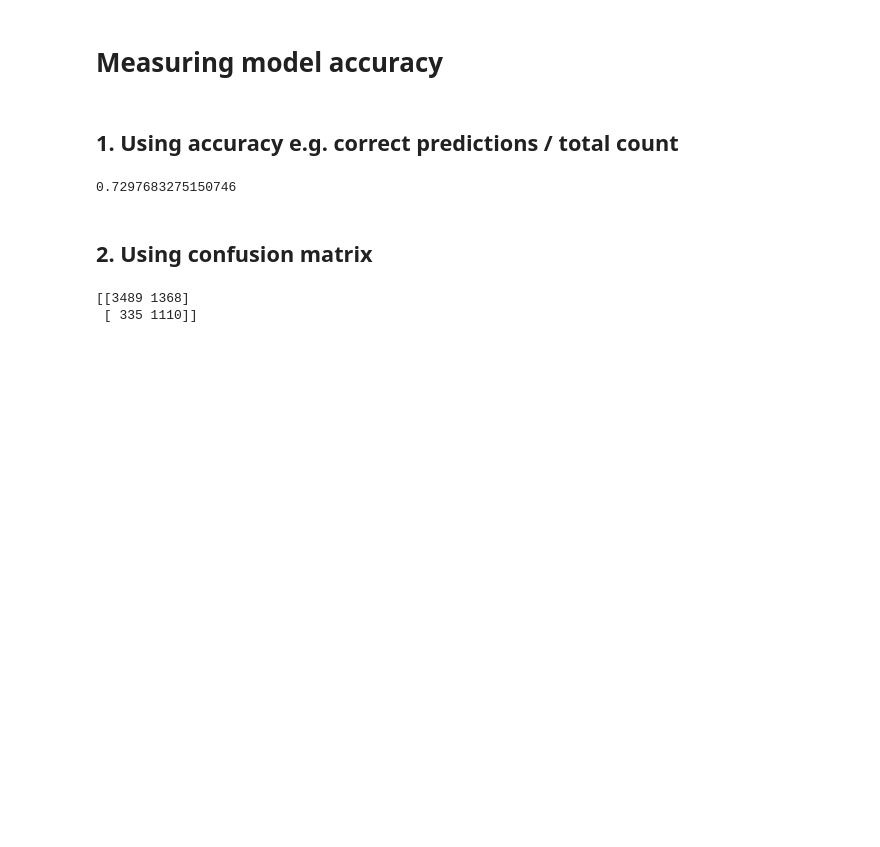
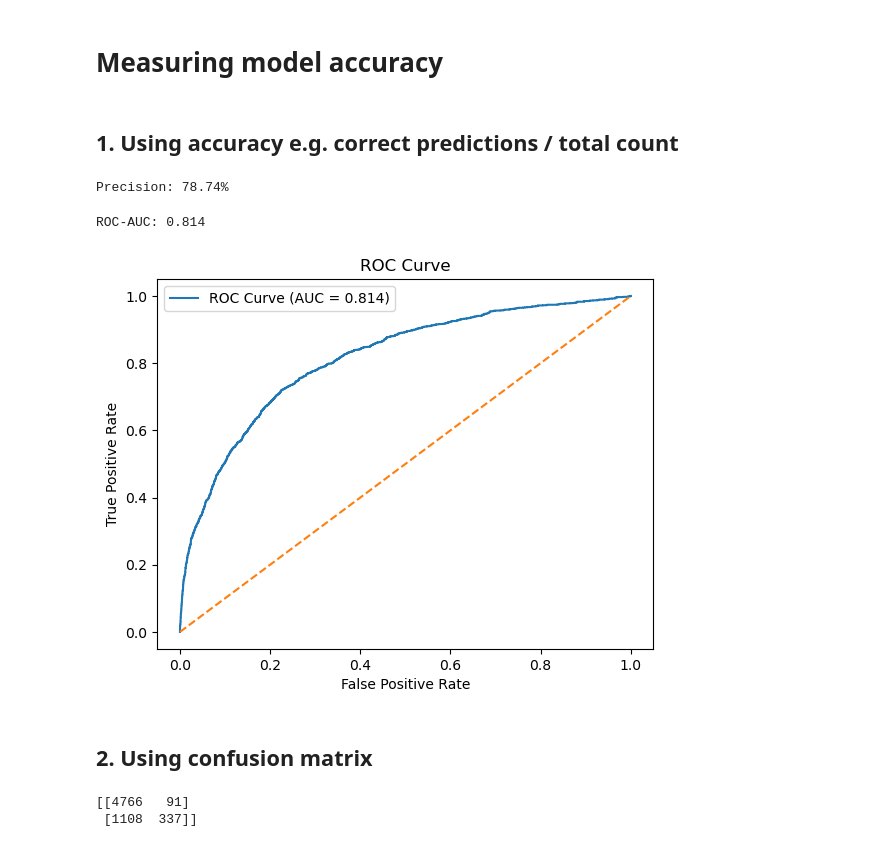
Before and after one commit to seanldchan/Credit_Risk_Analysis_Project, a Jupyter notebook: python_credit_risk_project/credit_risk_analysis.ipynb, the cells around one changed output. Cells and saved outputs as stored; diff of their text form; code cells hidden in the pictures; blank space fills up the shorter version.

```diff
--- a/python_credit_risk_project/credit_risk_analysis.ipynb
+++ b/python_credit_risk_project/credit_risk_analysis.ipynb
@@ -368,7 +413,6 @@ array([0.59474312, 0.24887469, 0.43689937, ..., 0.35428255, 0.59174545,
 # %%
 # adding in the other columns
 
-df_test['predicted_default_prob'] = predictions
 df_test['actual'] = y_test
 df_test
 # %% [output]
@@ -387,0 +432,6 @@ df_test
+# %%
+# Choose your threshold (from your analysis)
+threshold = 0.85
+
+# Convert probabilities into predictions using YOUR threshold
+df_test['predicted'] = (df_test['default_prob'] >= threshold).astype(int)
@@ -389,18 +521,42 @@ df_test
 # Measuring model accuracy
 # %% [markdown]
 ## 1. Using accuracy e.g. correct predictions / total count
-# %%
-# So create a boolean mask for when the column predicted_default_prob is equal to our actual column.
-# e.g. when there is a 0 in predicted and a 0 in actual that gives True. then calculate mean
-accuracy = (df_test['predicted_default_prob'] == df_test['actual']).mean()
-print(accuracy)
-# %% [output]
-0.7297683275150746
+# %%
+tp = ((df_test['predicted'] == 1) & (df_test['actual'] == 1)).sum()
+fp = ((df_test['predicted'] == 1) & (df_test['actual'] == 0)).sum()
+
+precision = tp / (tp + fp)
+
+print(f"Precision: {precision * 100:.2f}%")
+# %% [output]
+Precision: 78.74%
+# %%
+# ROC curve values
+fpr, tpr, thresholds = roc_curve(df_test['actual'], df_test['default_prob'])
+
+# AUC score
+auc_score = roc_auc_score(df_test['actual'], df_test['default_prob'])
+print(f"ROC-AUC: {auc_score:.3f}")
+
+# Plot
+plt.figure()
+plt.plot(fpr, tpr, label=f"ROC Curve (AUC = {auc_score:.3f})")
+plt.plot([0, 1], [0, 1], linestyle='--')
+
+plt.xlabel("False Positive Rate")
+plt.ylabel("True Positive Rate")
+plt.title("ROC Curve")
+plt.legend()
+
+plt.show()
+# %% [output]
+ROC-AUC: 0.814
+[figure, added]
 # %% [markdown]
 ## 2. Using confusion matrix
 # %%
-cm = confusion_matrix(df_test['actual'], df_test['predicted_default_prob'])
+cm = confusion_matrix(df_test['actual'], df_test['predicted'])
 print(cm)
 # %% [output]
-[[3489 1368]
- [ 335 1110]]
+[[4766   91]
+ [1108  337]]
```
Also changed, not shown: parts of 7 cells of this notebook.
